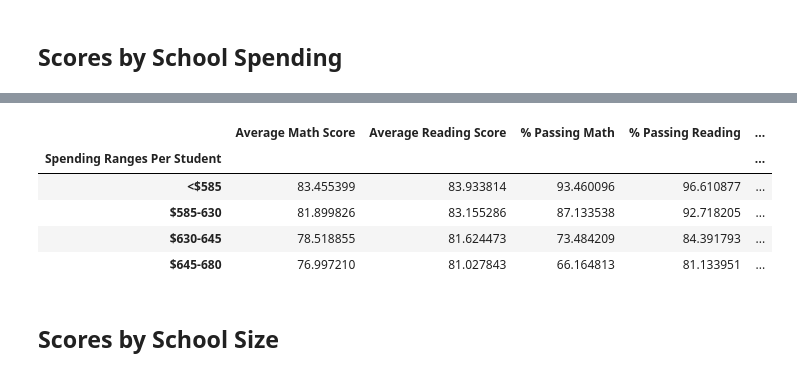
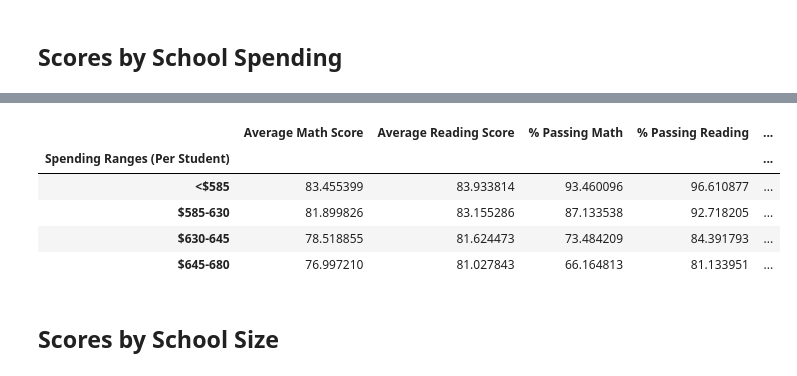
Before and after one commit to hanydief/pandas-challenge, a Jupyter notebook: PyCitySchools_starter.ipynb, the cells around one changed output, grey strips where cells are left out. Saved outputs shown, nothing was run; the diff lists cells and outputs as text; code cells hidden in the pictures.

```diff
--- a/PyCitySchools_starter.ipynb
+++ b/PyCitySchools_starter.ipynb
@@ -585,7 +585,7 @@ spending_labels = ["<$585", "$585-630", "$630-645", "$645-680"]
 # %%
 # Create a copy of the school summary since it has the "Per Student Budget"
 #school_spending_df created in advanced from the 1st {per_school_summary_df2}
-
+school_spending_df = school_spending_df.sort_values(["Per Student Budget"], ascending=False)
 school_spending_df
 #school_spending_df.info()
 # %% [output]
@@ -608,7 +608,6 @@ school_spending_df
 # %%
 # Use `pd.cut` to categorize spending based on the bins.
-
-school_spending_df["Spending Ranges Per Student"] = pd.cut(school_spending_df["Per Student Budget"], spending_bins, labels=spending_labels)
+school_spending_df["Spending Ranges (Per Student)"] = pd.cut(school_spending_df["Per Student Budget"], spending_bins, labels=spending_labels)
 school_spending_df
 # %% [output]
 |  | School Type | Total Students | Total School Budget | Per Student Budget | Average Math Score | ... |
@@ -650,17 +631,16 @@ memory usage: 1.4+ KB
 # %%
 #  Calculate averages for the desired columns.
-school_spending_grouped_df = school_spending_df.groupby("Spending Ranges Per Student").mean()
+school_spending_grouped_df = school_spending_df.groupby("Spending Ranges (Per Student)").mean()
 
-#del school_spending_grouped_df['School Type']
 del school_spending_grouped_df['Total Students']
 del school_spending_grouped_df['Total School Budget']
 del school_spending_grouped_df['Per Student Budget']
 
 spending_summary_df = school_spending_grouped_df
 spending_summary_df
 # %% [output]
 |  | Average Math Score | Average Reading Score | % Passing Math | % Passing Reading | ... |
-| Spending Ranges Per Student |  |  |  |  | ... |
+| Spending Ranges (Per Student) |  |  |  |  | ... |
 | <$585 | 83.455399 | 83.933814 | 93.460096 | 96.610877 | ... |
 | $585-630 | 81.899826 | 83.155286 | 87.133538 | 92.718205 | ... |
 | $630-645 | 78.518855 | 81.624473 | 73.484209 | 84.391793 | ... |
```
Also changed, not shown: parts of 8 cells of this notebook, 3 other files.
